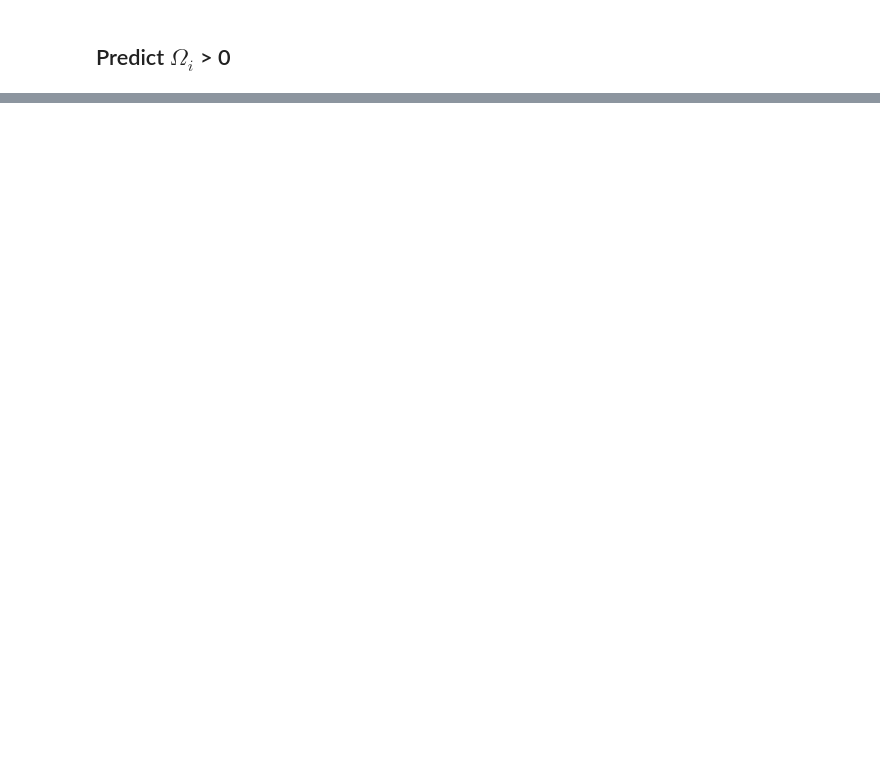
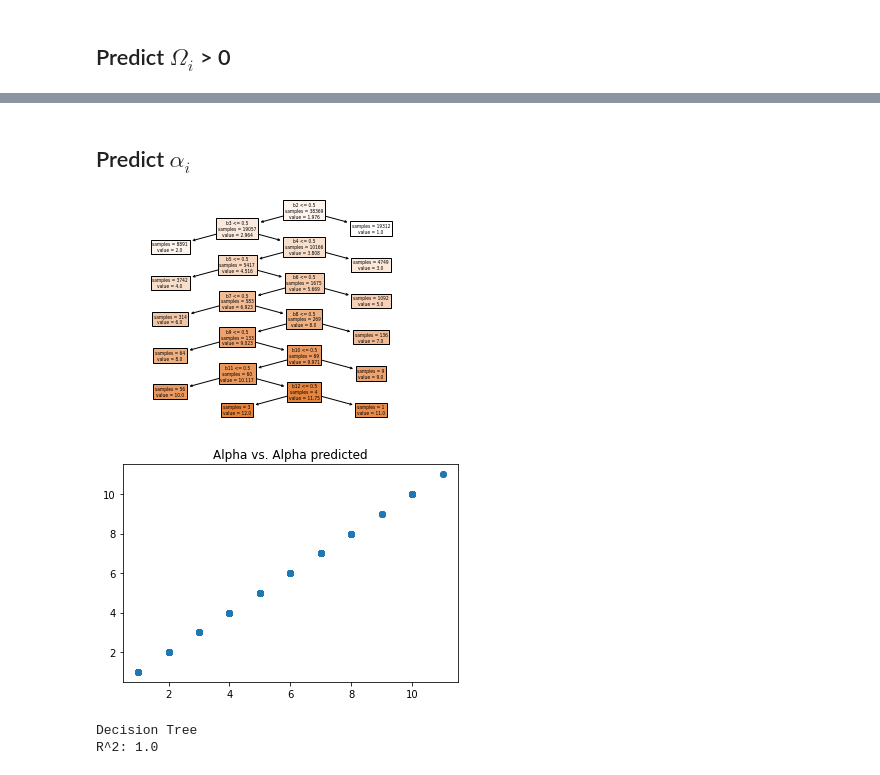
Before and after one commit to c4ristian/collatz, a Jupyter notebook: notebooks/ml/binary_learner.ipynb, the cells around one changed output, grey strips where cells are left out. Drawn from its saved outputs; the diff is of its cells as text; code cells hidden in the pictures; blank space fills up the shorter version.

```diff
--- a/notebooks/ml/binary_learner.ipynb
+++ b/notebooks/ml/binary_learner.ipynb
@@ -166,0 +249,53 @@ F1: 1.0
+# %% [markdown]
+## Predict $\alpha_i$
+# %%
+# Features
+alpha_i_target = "a_i"
+alpha_i_features = bin_features
+
+# Create Training Set
+alpha_i_training_target = training_frame[alpha_i_target]
+alpha_i_training_features = training_frame[alpha_i_features]
+
+# Create Test set
+alpha_i_test_target = test_frame[alpha_i_target]
+alpha_i_test_features = test_frame[alpha_i_features]
+
+# Train Decision Tree
+alpha_i_tree = tree.DecisionTreeRegressor()
+alpha_i_tree.fit(alpha_i_training_features, alpha_i_training_target)
+
+# Plot Tree
+plt.figure()
+tree.plot_tree(
+    alpha_i_tree, class_names=True, feature_names=alpha_i_features,
+    impurity=False, rounded=False, filled=True)
+plt.show()
+
+# Test Model
+alpha_i_predicted = alpha_i_tree.predict(alpha_i_test_features)
+
+plt.figure()
+plt.title("Alpha vs. Alpha predicted")
+plt.plot(alpha_i_predicted, alpha_i_test_target,  "o")
+plt.show()
+
+print("Decision Tree")
+print("R^2:", alpha_i_tree.score(
+    alpha_i_training_features, alpha_i_training_target))
+
+# Export Tree
+if SAVE_RESULTS:
+    alpha_i_graph_data = export_graphviz(alpha_i_tree, out_file=None,
+                feature_names = alpha_i_features,
+                class_names = True, rounded = True, proportion = False,
+                precision = 3, filled = True)
+
+    alpha_i_graph = pydotplus.graph_from_dot_data(alpha_i_graph_data)
+    alpha_i_graph.write_png(ALPHA_I_PATH)
+    print("Tree exported to:", Path(ALPHA_I_PATH).name)
+# %% [output]
+[figure, added]
+[figure, added]
+Decision Tree
+R^2: 1.0
```
Also changed, not shown: parts of 5 cells of this notebook.
